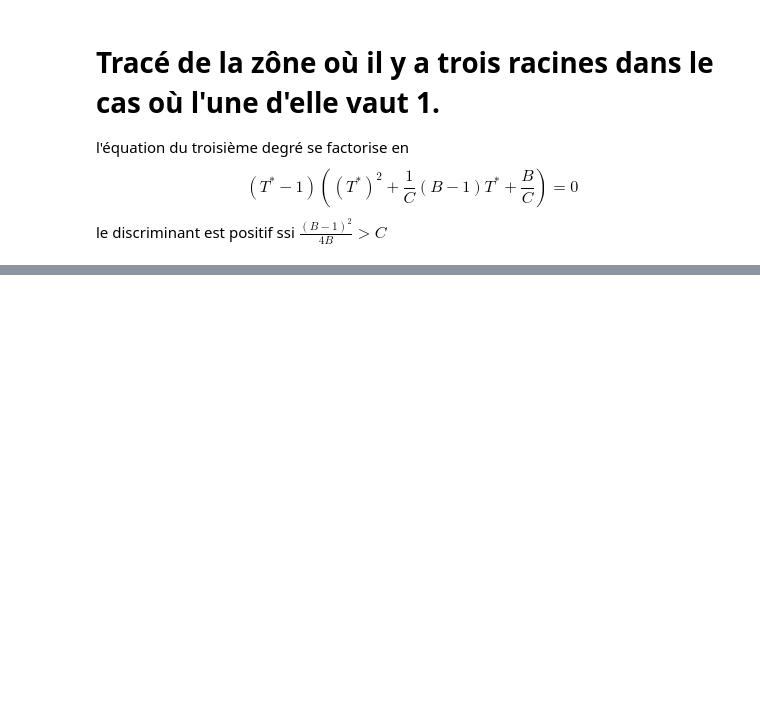
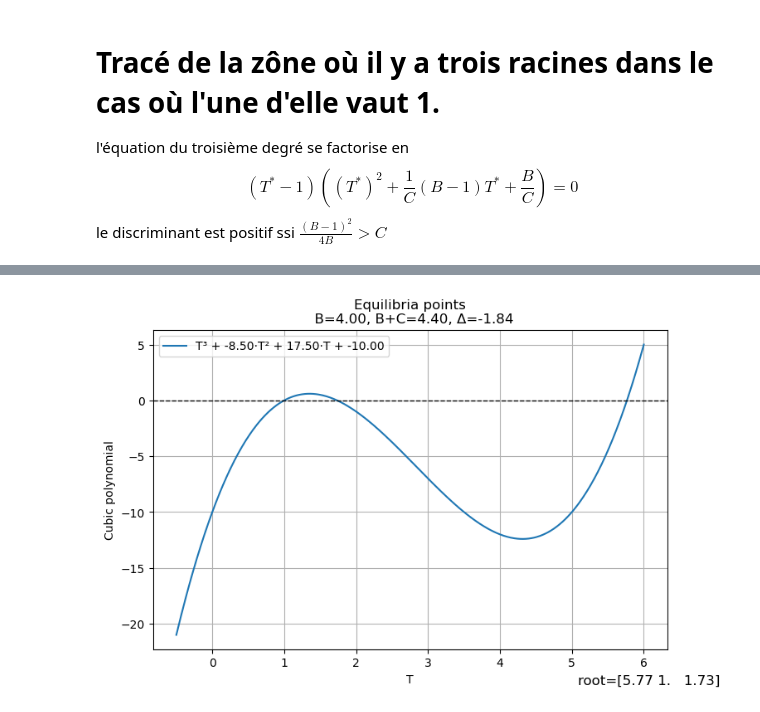
Before and after one commit to azerad/immunomath, a Jupyter notebook: model_arthritis_olivier.ipynb, the cells around one changed output, grey strips where cells are left out. Saved outputs shown, nothing was run; the diff lists cells and outputs as text; code cells hidden in the pictures; blank space fills up the shorter version.

```diff
--- a/model_arthritis_olivier.ipynb
+++ b/model_arthritis_olivier.ipynb
@@ -767,0 +767,6 @@ plt.savefig('discriminant_curve.png', format = 'png')
+# %%
+#pour A=1,B=4, C=0.1#pour A=1,B=4, C=0.1
+plot_cubics(A=1, B=4, C=0.4)
+plt.savefig('three_roots_A=1.png', format = 'png')#pour A=1,B=4, C=0.1
+# %% [output]
+[figure, added]
```
Also changed, not shown: parts of 2 cells of this notebook, 5 other files.
